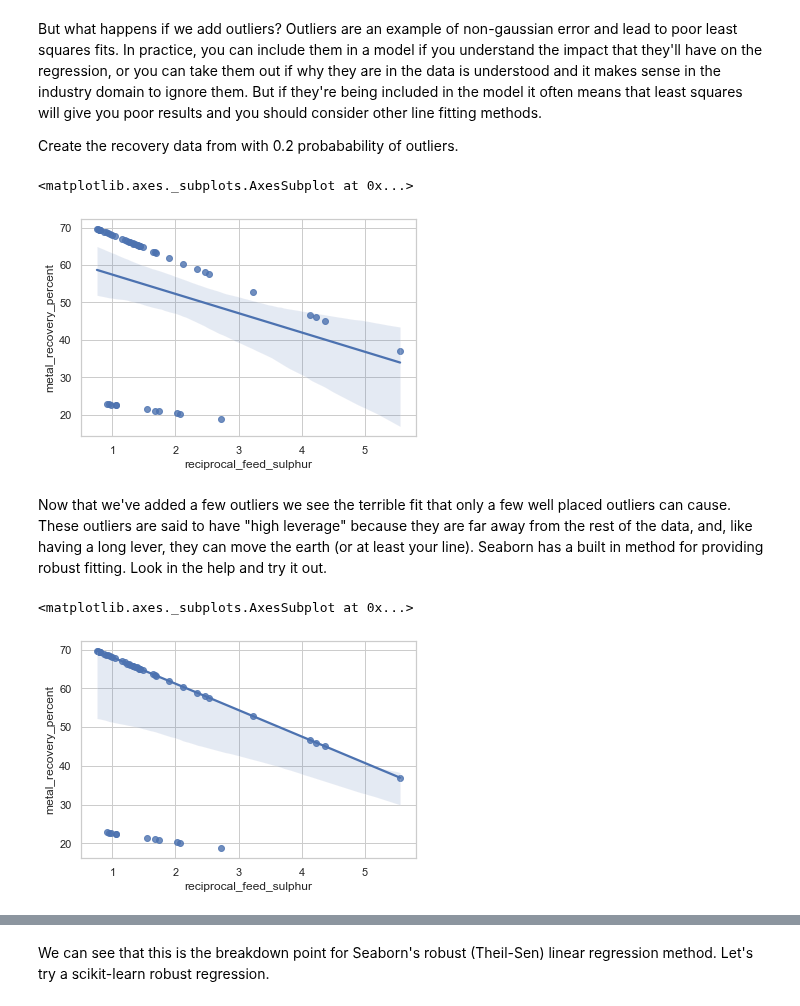
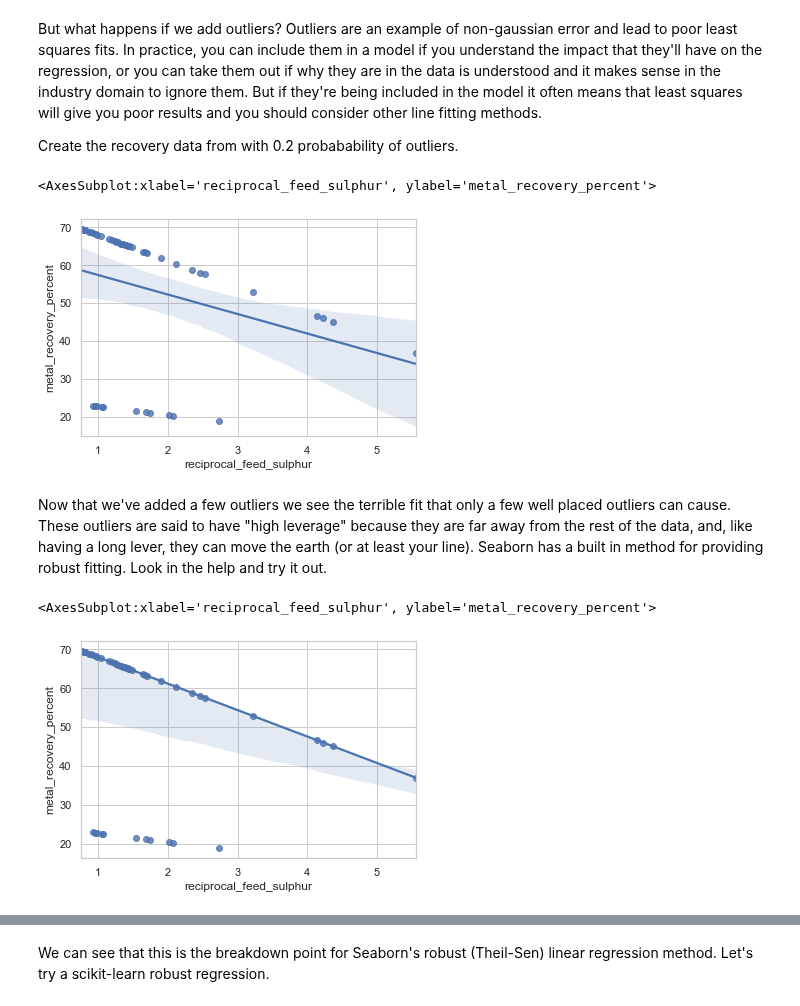
Before and after one commit to core-skills/06-multivariate-analysis, a Jupyter notebook: notebooks/am1_more_regression_filled.ipynb, the cells around one changed output, grey strips where cells are left out. Saved outputs shown, nothing was run; the diff lists cells and outputs as text; code cells hidden in the pictures.

```diff
--- a/notebooks/am1_more_regression_filled.ipynb
+++ b/notebooks/am1_more_regression_filled.ipynb
@@ -152,18 +167,18 @@ Create the recovery data from with 0.2 probabability of outliers.
 recovery = recovery_sulphur_dataframe_with_outliers(0.2)
 # %%
 recovery['reciprocal_feed_sulphur'] = 1/recovery['feed_sulphur_percent']
-sns.regplot('reciprocal_feed_sulphur', 'metal_recovery_percent', recovery)
+sns.regplot(x='reciprocal_feed_sulphur', y='metal_recovery_percent', data=recovery)
 # %% [output]
-<matplotlib.axes._subplots.AxesSubplot at 0x...>
+<AxesSubplot:xlabel='reciprocal_feed_sulphur', ylabel='metal_recovery_percent'>
-[figure, old version]
+[figure, new version]
 # %% [markdown]
 Now that we've added a few outliers we see the terrible fit that only a few well placed outliers can cause.  These outliers are said to have "high leverage" because they are far away from the rest of the data, and, like having a long lever, they can move the earth (or at least your line).  Seaborn has a built in method for providing robust fitting.  Look in the help and try it out.
 # %%
 sns.regplot?
 # %%
 recovery['reciprocal_feed_sulphur'] = 1/recovery['feed_sulphur_percent']
-sns.regplot('reciprocal_feed_sulphur', 'metal_recovery_percent', recovery, robust=True)
+sns.regplot(x='reciprocal_feed_sulphur', y='metal_recovery_percent', data=recovery, robust=True)
 # %% [output]
-<matplotlib.axes._subplots.AxesSubplot at 0x...>
+<AxesSubplot:xlabel='reciprocal_feed_sulphur', ylabel='metal_recovery_percent'>
-[figure, old version]
+[figure, new version]
 # %% [markdown]
```
Also changed, not shown: parts of 44 cells of this notebook, 3 other files.
